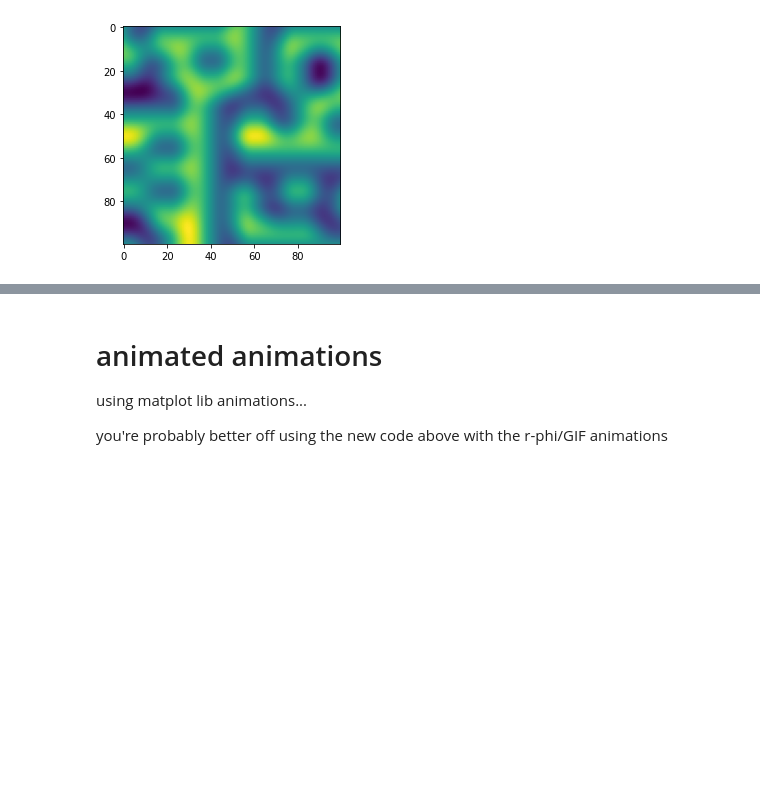
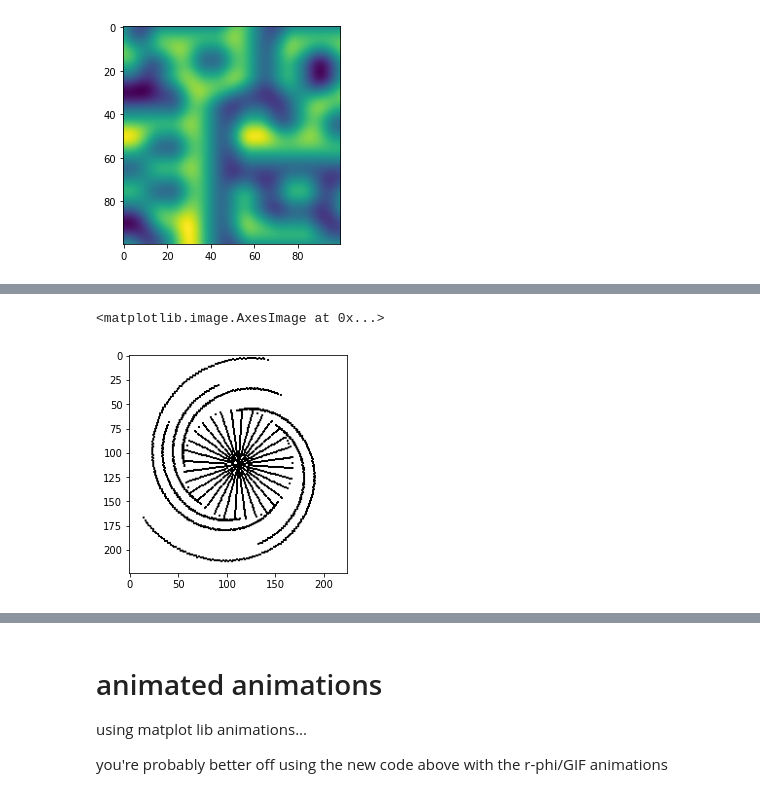
Before and after one commit to nuru-nu/moyo, a Jupyter notebook: notebooks/animations.ipynb, the cells around one changed output, grey strips where cells are left out. Cells and saved outputs as stored; diff of their text form; code cells hidden in the pictures; blank space fills up the shorter version.

```diff
--- a/notebooks/animations.ipynb
+++ b/notebooks/animations.ipynb
@@ -613,0 +728,27 @@ plt.imshow(perlin(x,y,seed=2),origin='upper')
+# %%
+img = np.ones([224, 224, 3], np.float)
+
+def make_spiralled(ratio, dpdr):
+    m = A.phi_r_mapping
+    center = m[:, 1] <= 1
+    arms = ~center
+    ret = np.zeros(m.shape, np.float)
+    R = m[:, 1].max()
+    ret[center, 0] = .5 + .5*ratio*m[center, 1] * np.cos(m[center, 0])
+    ret[center, 1] = .5 + .5*ratio*m[center, 1] * np.sin(m[center, 0])
+    ret[arms, 0] = .5 + (.5*ratio + .5*(1 - ratio)*(m[arms,1]-1)/(R-1)) * np.cos(m[arms,0] + dpdr*(m[arms,1]-1))
+    ret[arms, 1] = .5 + (.5*ratio + .5*(1 - ratio)*(m[arms,1]-1)/(R-1)) * np.sin(m[arms,0] + dpdr*(m[arms,1]-1))
+    return ret
+
+def draw(img, xy, sz=1):
+    img = np.array(img)
+    h, w, *_ = img.shape
+    for x, y in xy:
+        x, y = int(w*x), int(h*y)
+        img[y-sz//2:y-sz//2+sz+1, x-sz//2:x-sz//2+sz+1, :] = 0
+    return img
+
+plt.imshow(draw(img, make_spiralled(0.5, np.pi/3)))
+# %% [output]
+<matplotlib.image.AxesImage at 0x...>
+[figure, added]
```
Also changed, not shown: parts of 31 cells of this notebook, 5 other files.
